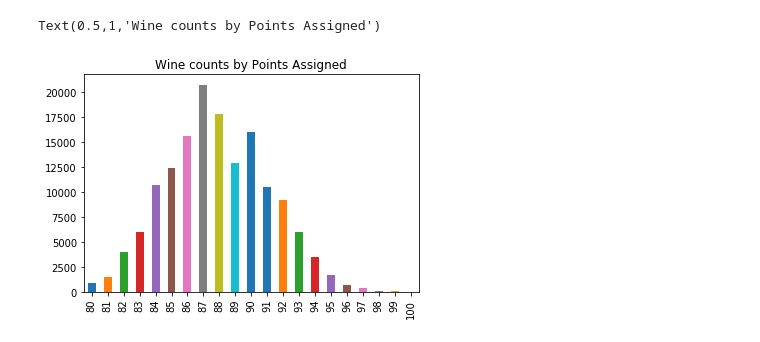
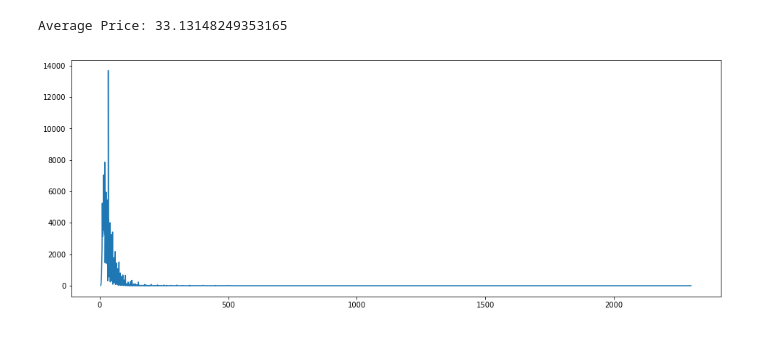
Before and after one commit to louiskonig/Unit-3-capstone, a Jupyter notebook: Capstone.ipynb, the cells around one changed output. Cells and saved outputs as stored; diff of their text form; code cells hidden in the pictures.

```diff
--- a/Capstone.ipynb
+++ b/Capstone.ipynb
@@ -50,6 +130,8 @@ Text(0.5,1,'Wines counts by Top 20 countries')
-# %%
-df['points'].value_counts().sort_index().plot.bar()
-plt.title('Wine counts by Points Assigned')
-# %% [output]
-Text(0.5,1,'Wine counts by Points Assigned')
-[figure, removed]
+# %%
+#Plot Price
+plt.figure(figsize=(16,6))
+df['price'].value_counts().sort_index().plot.line()
+print('Average Price: {}'.format(df['price'].mean()))
+# %% [output]
+Average Price: 33.13148249353165
+[figure, added]
```
Also changed, not shown: parts of 101 cells of this notebook, 1 other file.
